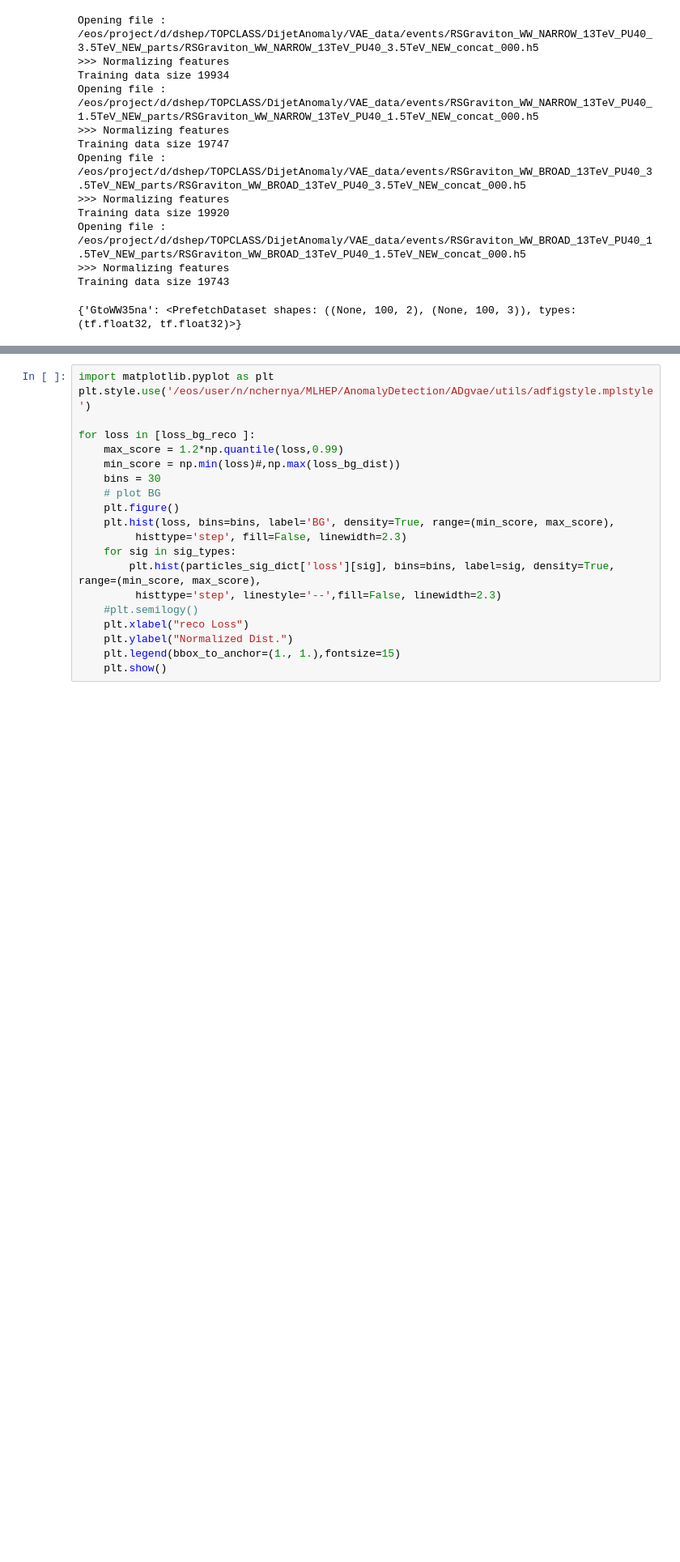
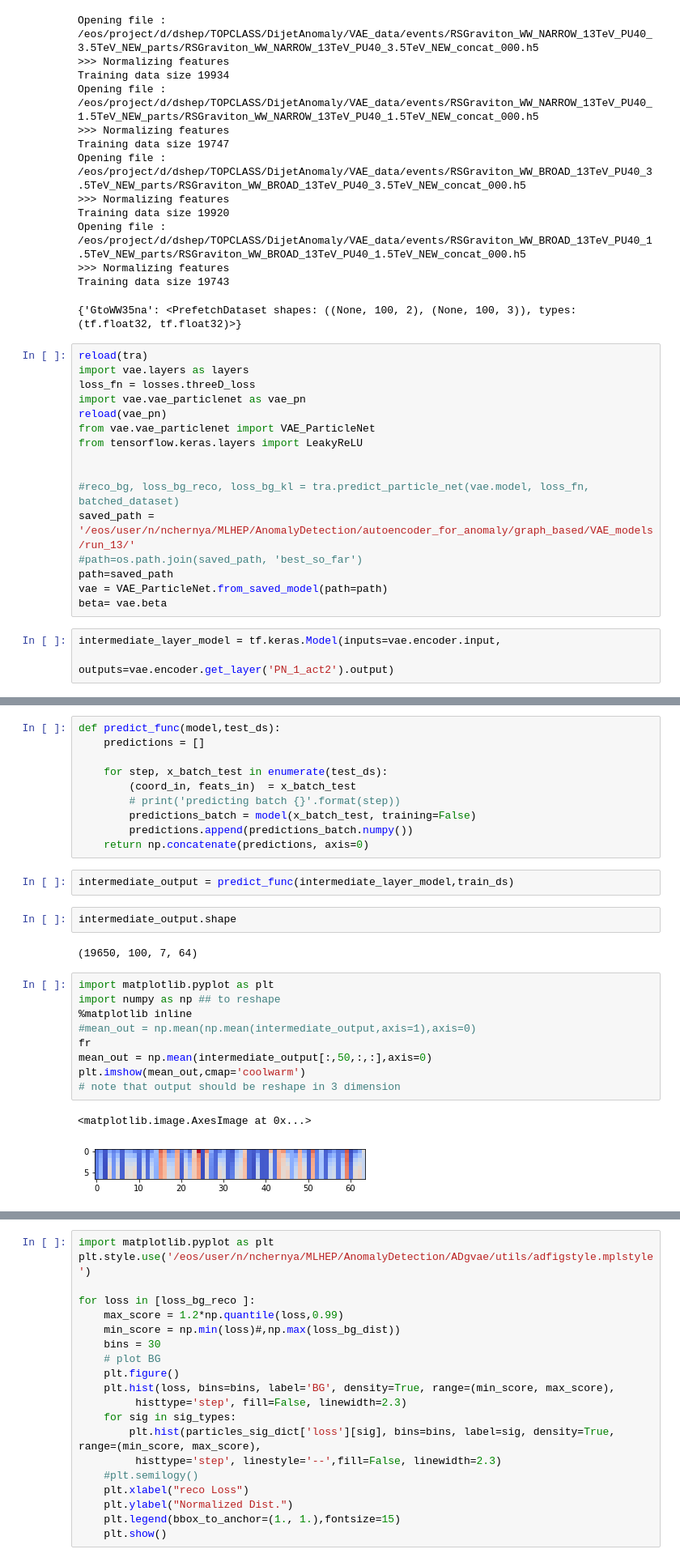
Before and after one commit to chernyavskaya/vande, a Jupyter notebook: testing_vande_particlenet.ipynb, the cells around one changed output, grey strips where cells are left out. Shown at 81% size. Drawn from its saved outputs; the diff is of its cells as text; blank space fills up the shorter version.

```diff
--- a/testing_vande_particlenet.ipynb
+++ b/testing_vande_particlenet.ipynb
@@ -339,3 +339,22 @@ Training data size 19743
 # %%
 # %% [output]
 {'GtoWW35na': <PrefetchDataset shapes: ((None, 100, 2), (None, 100, 3)), types: (tf.float32, tf.float32)>}
+# %%
+reload(tra)
+import vae.layers as layers
+loss_fn = losses.threeD_loss
+import vae.vae_particlenet as vae_pn
+reload(vae_pn)
+from vae.vae_particlenet import VAE_ParticleNet
+from tensorflow.keras.layers import LeakyReLU
+
+
+#reco_bg, loss_bg_reco, loss_bg_kl = tra.predict_particle_net(vae.model, loss_fn, batched_dataset)
+saved_path = '/eos/user/n/nchernya/MLHEP/AnomalyDetection/autoencoder_for_anomaly/graph_based/VAE_models/run_13/'
+#path=os.path.join(saved_path, 'best_so_far')
+path=saved_path
+vae = VAE_ParticleNet.from_saved_model(path=path)
+beta= vae.beta
+# %%
+intermediate_layer_model = tf.keras.Model(inputs=vae.encoder.input,
+                                          outputs=vae.encoder.get_layer('PN_1_act2').output)
@@ -341,0 +381,28 @@ Training data size 19743
+# %%
+def predict_func(model,test_ds):
+    predictions = []
+
+    for step, x_batch_test in enumerate(test_ds):
+        (coord_in, feats_in)  = x_batch_test
+        # print('predicting batch {}'.format(step))
+        predictions_batch = model(x_batch_test, training=False)
+        predictions.append(predictions_batch.numpy())
+    return np.concatenate(predictions, axis=0)
+# %%
+intermediate_output = predict_func(intermediate_layer_model,train_ds)
+# %%
+intermediate_output.shape
+# %% [output]
+(19650, 100, 7, 64)
+# %%
+import matplotlib.pyplot as plt
+import numpy as np ## to reshape
+%matplotlib inline
+#mean_out = np.mean(np.mean(intermediate_output,axis=1),axis=0)
+fr
+mean_out = np.mean(intermediate_output[:,50,:,:],axis=0)
+plt.imshow(mean_out,cmap='coolwarm')
+# note that output should be reshape in 3 dimension
+# %% [output]
+<matplotlib.image.AxesImage at 0x...>
+[figure, added]
```
Also changed, not shown: parts of 6 cells of this notebook, 6 other files.
